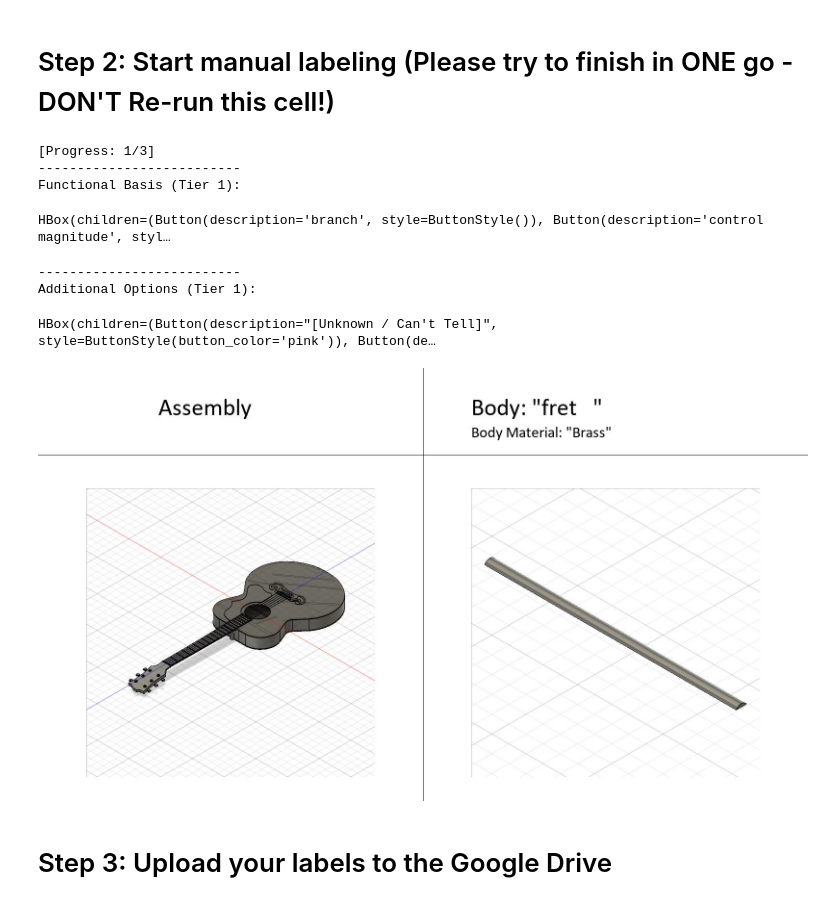
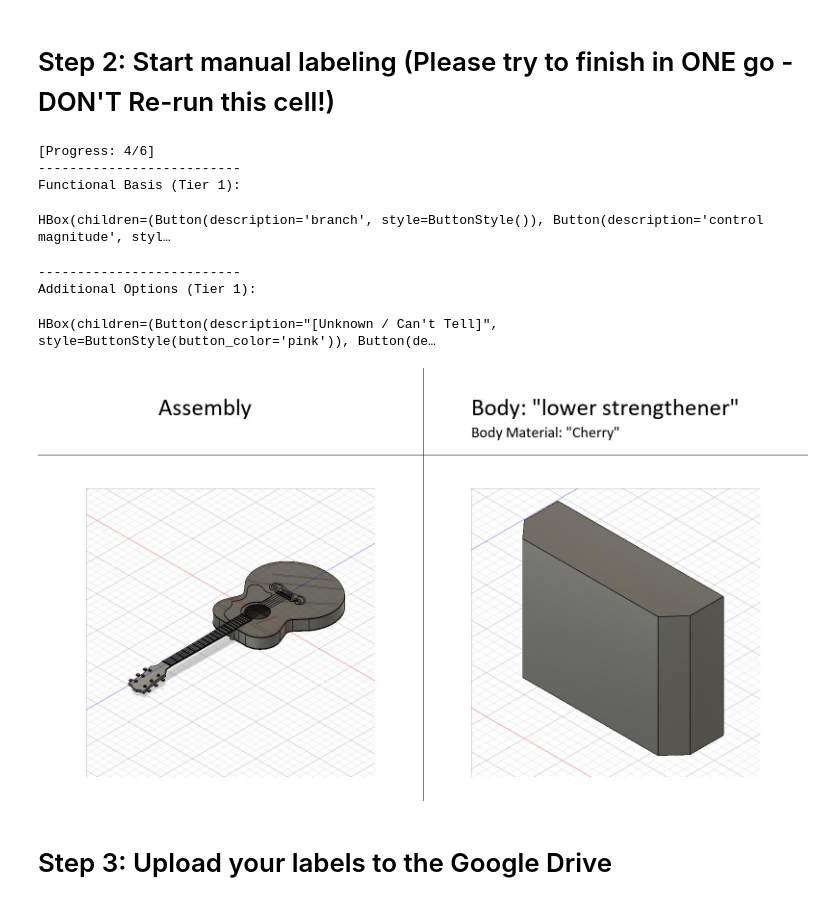
Before and after one commit to BrandonBian/Fusion-Labeler, a Jupyter notebook: UI/Annotate_Functional_Basis.ipynb, the cells around one changed output. Drawn from its saved outputs; the diff is of its cells as text; code cells hidden in the pictures.

```diff
--- a/UI/Annotate_Functional_Basis.ipynb
+++ b/UI/Annotate_Functional_Basis.ipynb
@@ -80,22 +79,24 @@ Ready for labeling!
 # Step 2: Start manual labeling (Please try to finish in ONE go - DON'T Re-run this cell!)
 # %%
 # Start manually labeling
+
+images = get_all_files("../images_to_be_labeled/", "*.jpg")
 
 annotations = annotate_functional_basis(
     label_info = LABELS_FINAL_OUT_DIR,
     examples = images,
     options_1 = functional_basis_tier1,
     display_fn=lambda filename: display(Image(filename))
 )
 # %% [output]
-[Progress: 1/3]
+[Progress: 4/6]
 --------------------------
 Functional Basis (Tier 1):
 HBox(children=(Button(description='branch', style=ButtonStyle()), Button(description='control magnitude', styl…
 --------------------------
 Additional Options (Tier 1):
 HBox(children=(Button(description="[Unknown / Can't Tell]", style=ButtonStyle(button_color='pink')), Button(de…
-[figure, old version]
+[figure, new version]
 # %% [markdown]
 # Step 3: Upload your labels to the Google Drive
 # %% [markdown]
```
Also changed, not shown: parts of 3 cells of this notebook, 3 other files.
